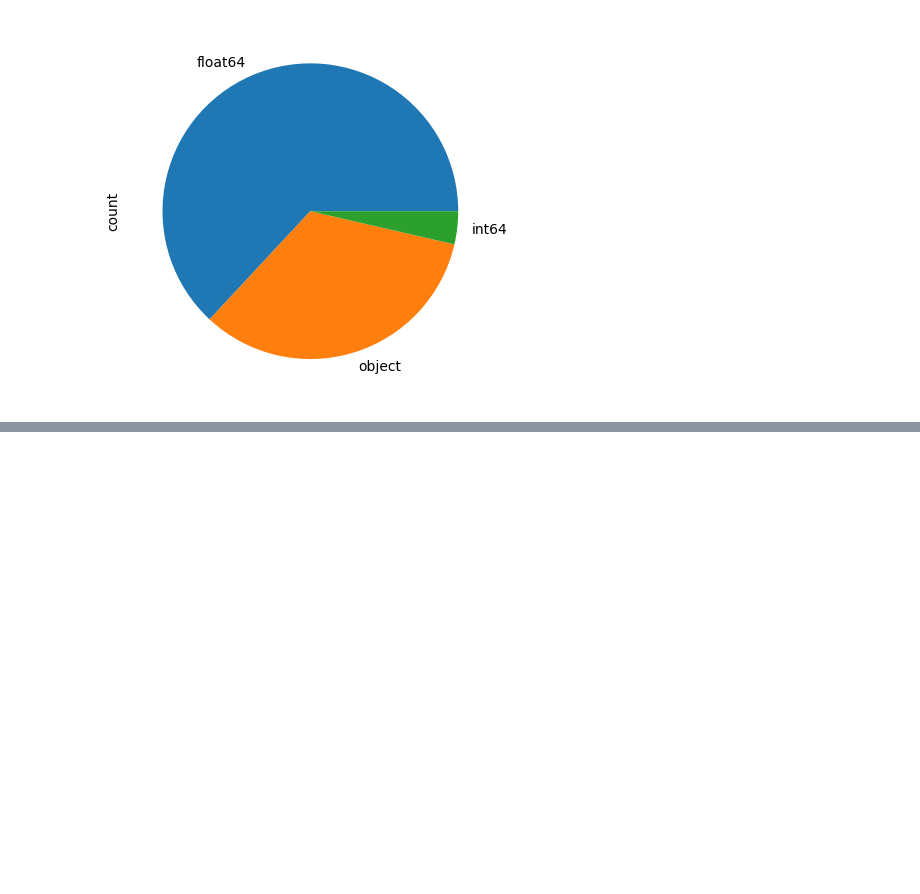
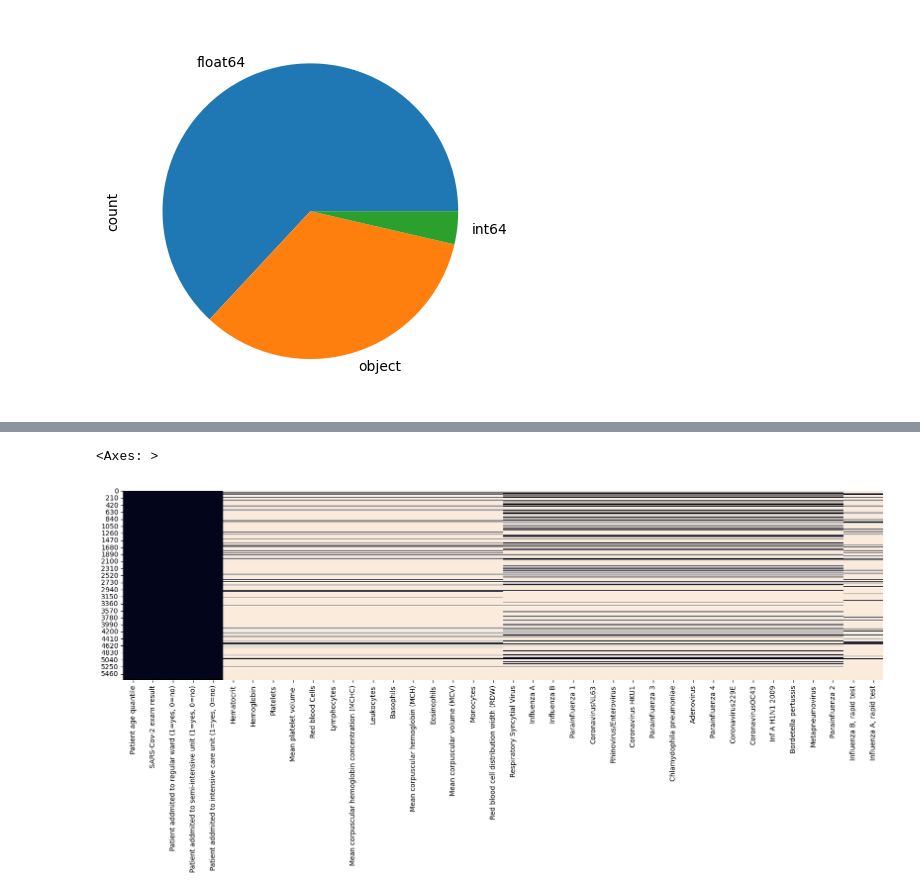
Before and after one commit to KHARBOUCHEBilal/Covid_2019_ML, a Jupyter notebook: run.ipynb, the cells around one changed output, grey strips where cells are left out. Saved outputs shown, nothing was run; the diff lists cells and outputs as text; code cells hidden in the pictures; blank space fills up the shorter version.

```diff
--- a/run.ipynb
+++ b/run.ipynb
@@ -81,0 +122,8 @@ df = data.copy()
+# %%
+df = df.drop('Patient ID', axis=1)
+# %%
+plt.figure(figsize=(20, 5))
+sns.heatmap(df.isnull(), cbar=False)
+# %% [output]
+<Axes: >
+[figure, added]
```
Also changed, not shown: parts of 23 cells of this notebook.
